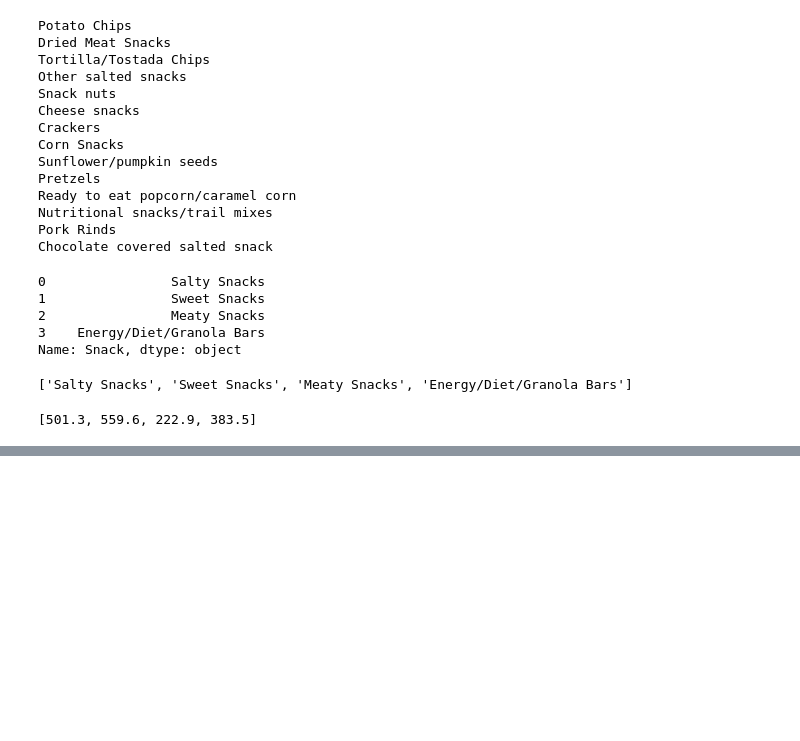
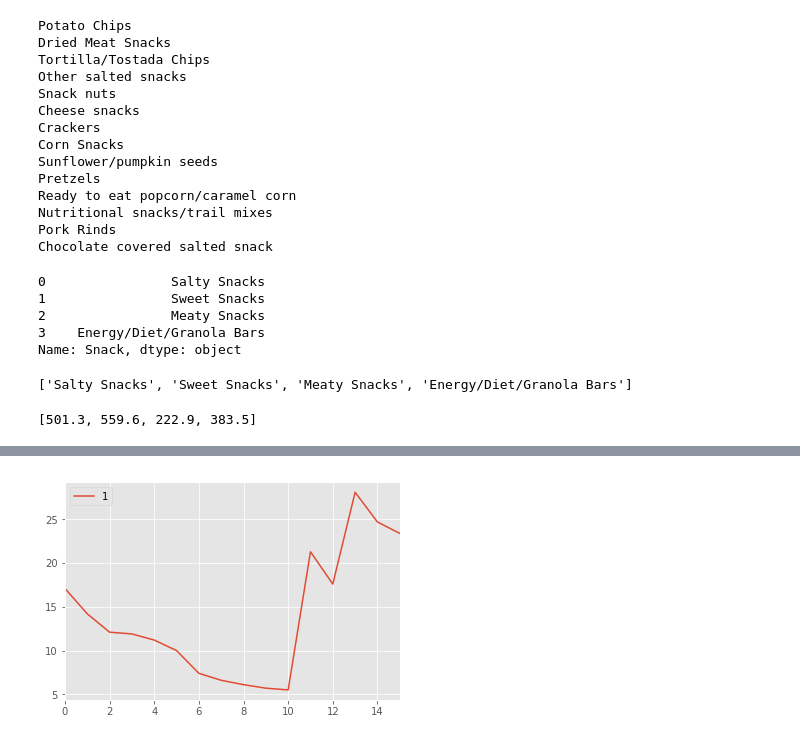
Before and after one commit to copperstick6/Advent, a Jupyter notebook: predictive_data/Data Analysis on Snacks.ipynb, the cells around one changed output, grey strips where cells are left out. Drawn from its saved outputs; the diff is of its cells as text; code cells hidden in the pictures; blank space fills up the shorter version.

```diff
--- a/predictive_data/Data Analysis on Snacks.ipynb
+++ b/predictive_data/Data Analysis on Snacks.ipynb
@@ -57,0 +104,5 @@ print(snack_values)
+# %%
+meat_snack = pd.read_excel('snack_data.xlsx', sheetname='Sheet5')
+meat_snack_items = np.array(meat_snack['Snack'].values.tolist())
+meat_snack_values = np.array(meat_snack['Gross'].values.tolist())
+print(meat_snack_items)
@@ -57,0 +221,7 @@ print(snack_values)
+# %%
+# Meaty Snacks
+meatitems = pd.Series(data=meat_snack_items)
+meatvals = pd.Series(data=meat_snack_values)
+meatframe =[meatitems, meatvals]
+meatresult = pd.concat(meatframe, axis=1, ignore_index=True)
+print(meatresult)
@@ -57,0 +282,5 @@ print(snack_values)
+# %%
+meatresult.plot()
+plt.show()
+# %% [output]
+[figure, added]
```
Also changed, not shown: parts of 16 cells of this notebook, 3 other files.
